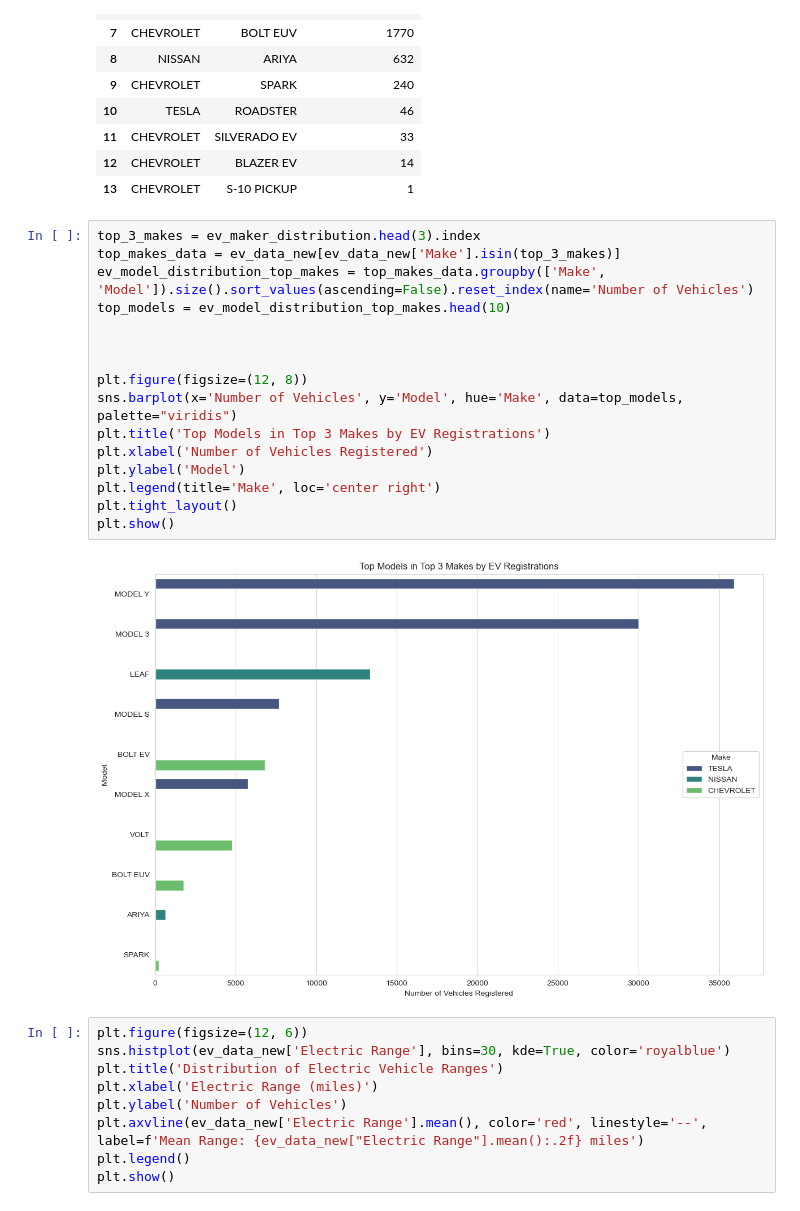
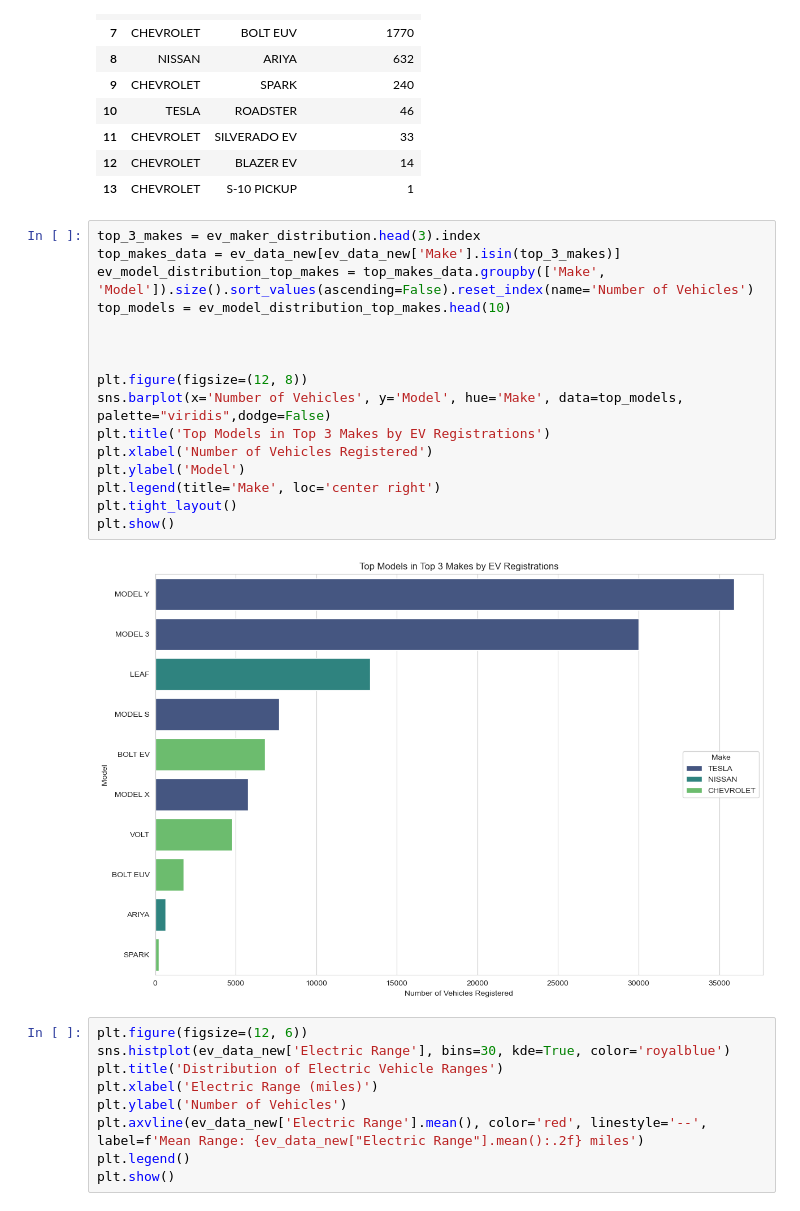
Before and after one commit to Praneeth-Avasarala/Data-Analysis, a Jupyter notebook: EV Market Data Analysis.ipynb, the cells around one changed output. Cells and saved outputs as stored; diff of their text form.

```diff
--- a/EV Market Data Analysis.ipynb
+++ b/EV Market Data Analysis.ipynb
@@ -389,21 +372,21 @@ ev_model_distribution_top_makes
 # %%
 top_3_makes = ev_maker_distribution.head(3).index
 top_makes_data = ev_data_new[ev_data_new['Make'].isin(top_3_makes)]
 ev_model_distribution_top_makes = top_makes_data.groupby(['Make', 'Model']).size().sort_values(ascending=False).reset_index(name='Number of Vehicles')
 top_models = ev_model_distribution_top_makes.head(10)
 
 
 
 plt.figure(figsize=(12, 8))
-sns.barplot(x='Number of Vehicles', y='Model', hue='Make', data=top_models, palette="viridis")
+sns.barplot(x='Number of Vehicles', y='Model', hue='Make', data=top_models, palette="viridis",dodge=False)
 plt.title('Top Models in Top 3 Makes by EV Registrations')
 plt.xlabel('Number of Vehicles Registered')
 plt.ylabel('Model')
 plt.legend(title='Make', loc='center right')
 plt.tight_layout()
 plt.show()
 # %% [output]
-[figure, old version]
+[figure, new version]
 # %%
 plt.figure(figsize=(12, 6))
 sns.histplot(ev_data_new['Electric Range'], bins=30, kde=True, color='royalblue')
```
Also changed, not shown: parts of 7 cells of this notebook.
